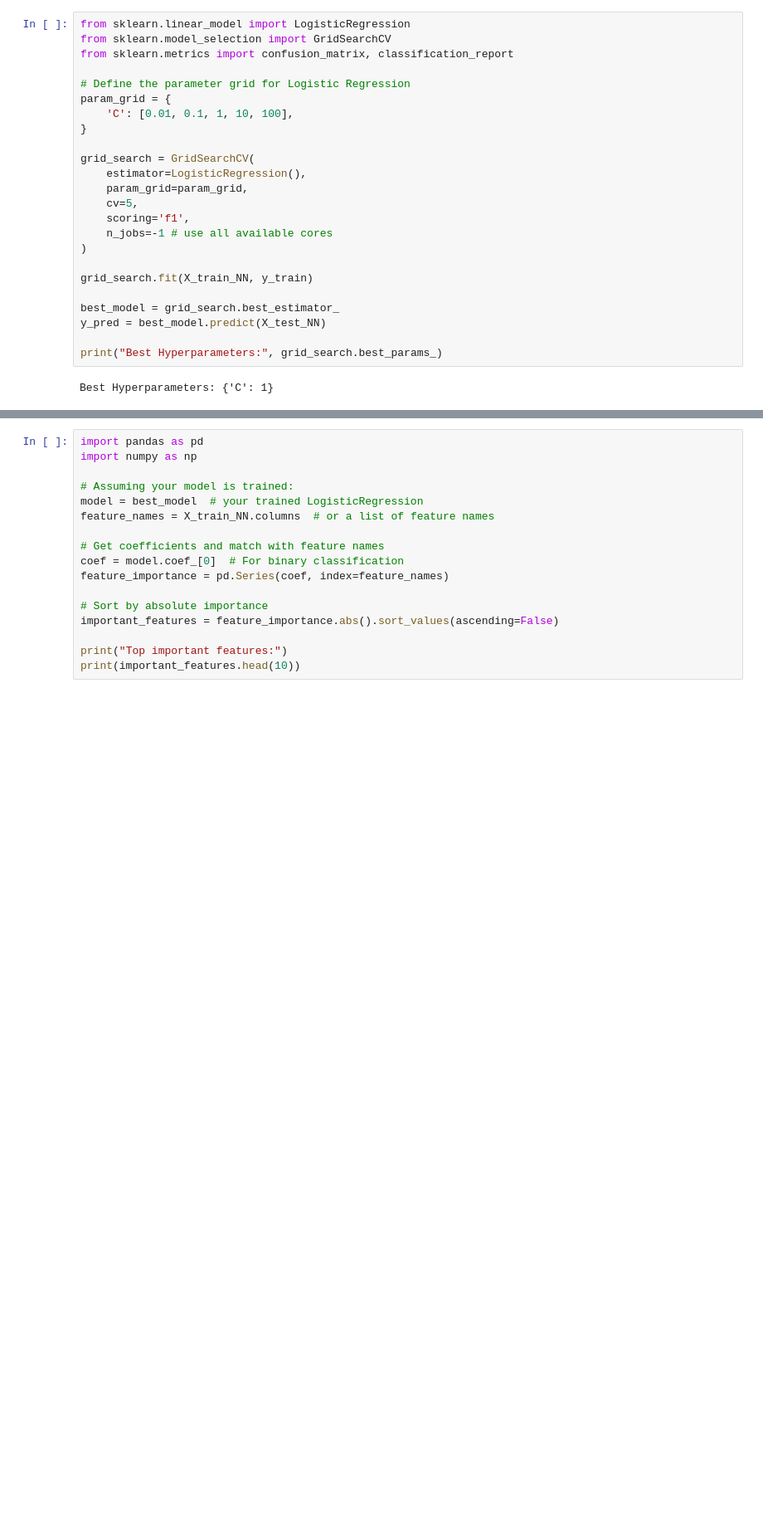
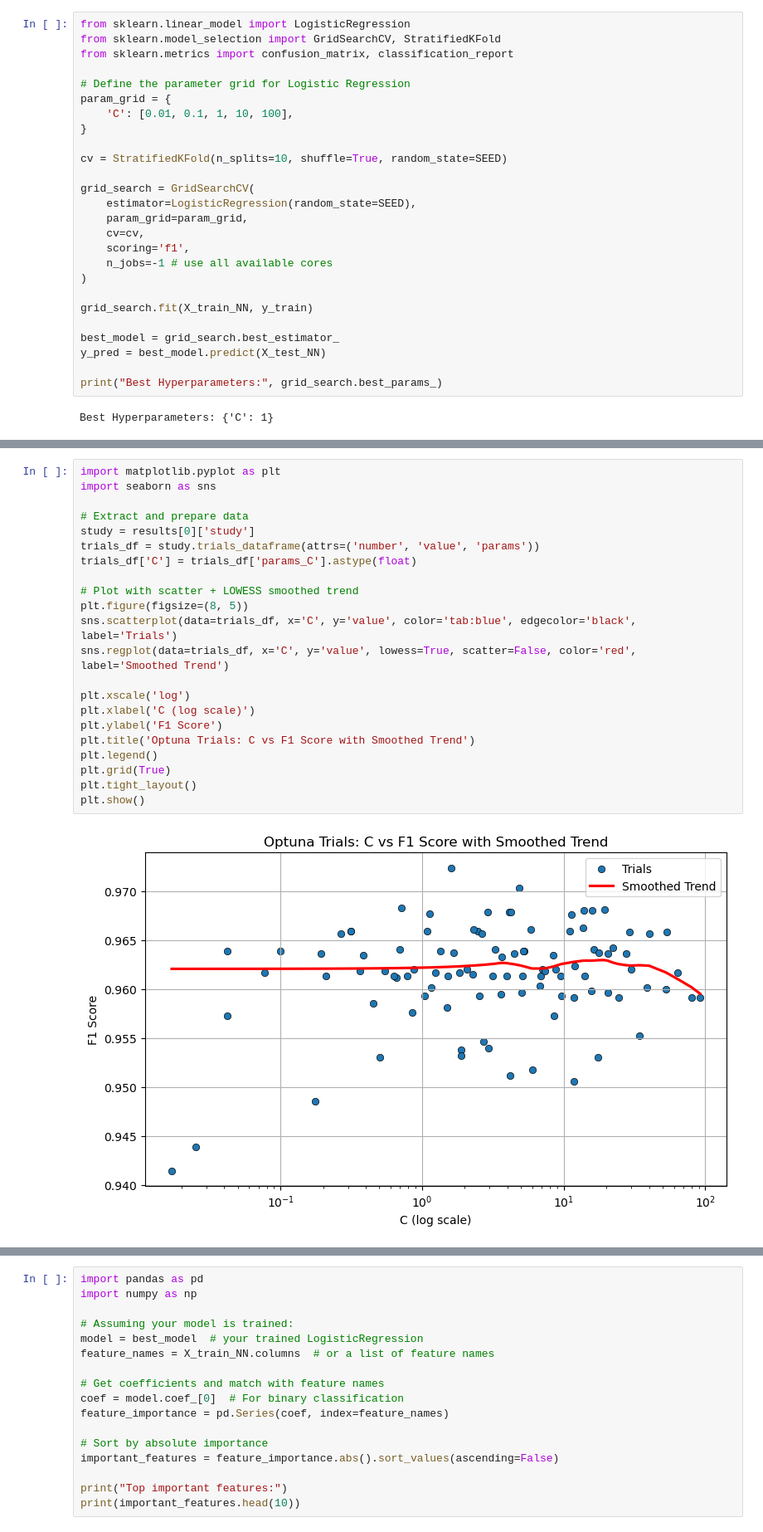
Before and after one commit to EliasSchlie/ML_For_Bot_Detection, a Jupyter notebook: code.ipynb, the cells around one changed output, grey strips where cells are left out. Shown at 83% size. Drawn from its saved outputs; the diff is of its cells as text; blank space fills up the shorter version.

```diff
--- a/code.ipynb
+++ b/code.ipynb
@@ -710,6 +538,6 @@ Name: 4, dtype: float64
 # %%
 from sklearn.linear_model import LogisticRegression
-from sklearn.model_selection import GridSearchCV
+from sklearn.model_selection import GridSearchCV, StratifiedKFold
 from sklearn.metrics import confusion_matrix, classification_report
 
 # Define the parameter grid for Logistic Regression
@@ -717,10 +545,12 @@ param_grid = {
     'C': [0.01, 0.1, 1, 10, 100],
 }
 
+cv = StratifiedKFold(n_splits=10, shuffle=True, random_state=SEED)
+
 grid_search = GridSearchCV(
-    estimator=LogisticRegression(),
+    estimator=LogisticRegression(random_state=SEED),
     param_grid=param_grid,
-    cv=5,
+    cv=cv,
     scoring='f1',
     n_jobs=-1 # use all available cores
 )
@@ -777,0 +735,24 @@ Best Hyperparameters: {'C': 1.5}
+# %%
+import matplotlib.pyplot as plt
+import seaborn as sns
+
+# Extract and prepare data
+study = results[0]['study']
+trials_df = study.trials_dataframe(attrs=('number', 'value', 'params'))
+trials_df['C'] = trials_df['params_C'].astype(float)
+
+# Plot with scatter + LOWESS smoothed trend
+plt.figure(figsize=(8, 5))
+sns.scatterplot(data=trials_df, x='C', y='value', color='tab:blue', edgecolor='black', label='Trials')
+sns.regplot(data=trials_df, x='C', y='value', lowess=True, scatter=False, color='red', label='Smoothed Trend')
+
+plt.xscale('log')
+plt.xlabel('C (log scale)')
+plt.ylabel('F1 Score')
+plt.title('Optuna Trials: C vs F1 Score with Smoothed Trend')
+plt.legend()
+plt.grid(True)
+plt.tight_layout()
+plt.show()
+# %% [output]
+[figure, added]
```
Also changed, not shown: parts of 13 cells of this notebook, 11 other files.
